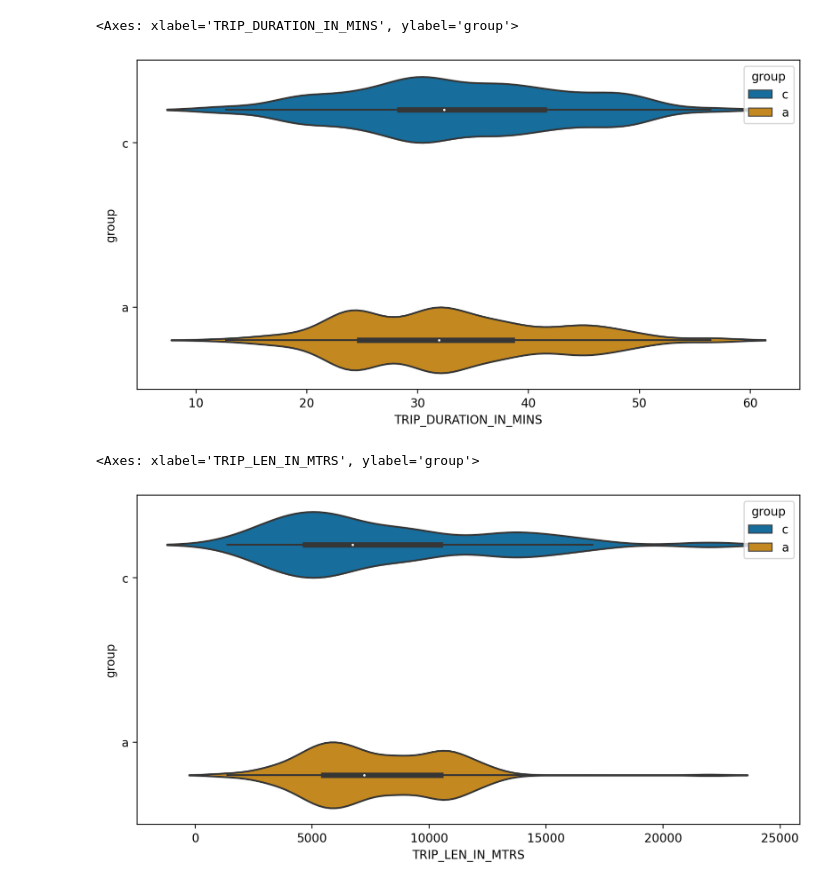
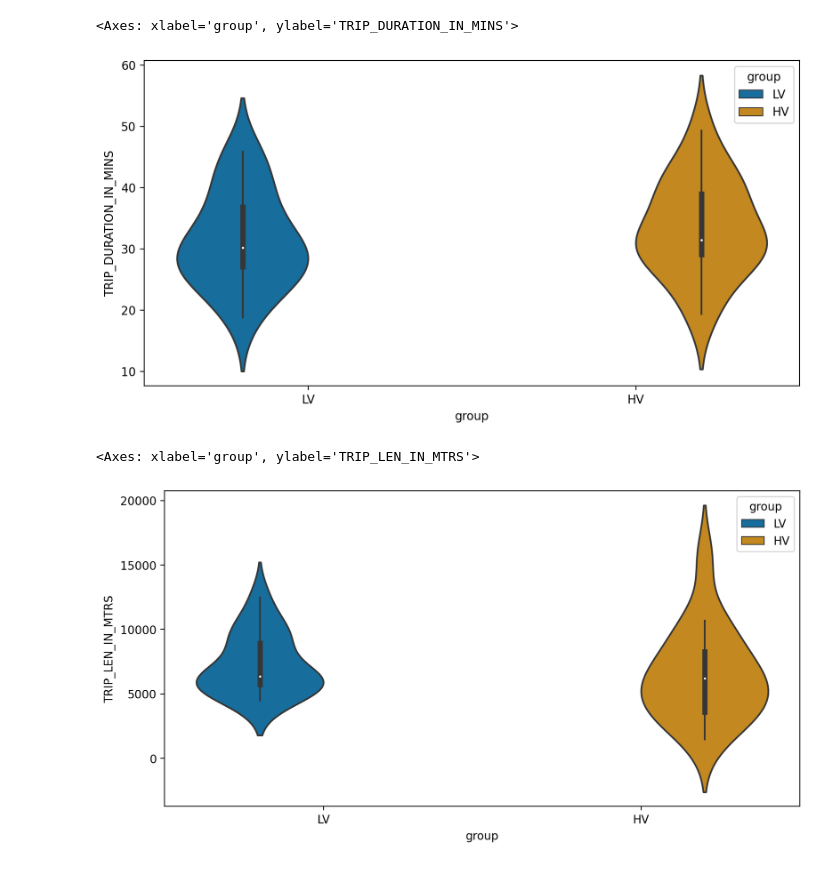
Before and after one commit to benediktstroebl/Master-Thesis, a Jupyter notebook: evaluation_freemove.ipynb, the cells around one changed output. Drawn from its saved outputs; the diff is of its cells as text; code cells hidden in the pictures.

```diff
--- a/evaluation_freemove.ipynb
+++ b/evaluation_freemove.ipynb
@@ -158,36 +216,32 @@ Text(0.5, 0, 'Value')
 # %%
-scores = pd.merge(scores, clustering_result_data.groupby('PERSON_ID').TRIP_ID.nunique().reset_index().query('TRIP_ID > @N_POINTS/2').rename(columns={'TRIP_ID': 'n_trips', 'PERSON_ID': 'user_id'}), how='left')
-
-scores.loc[scores.v_measure > scores.v_measure.quantile(0.5), 'group'] = "HV"
-# scores.loc[(scores.v_measure > scores.v_measure.quantile(0.33)) & (scores.v_measure <= scores.v_measure.quantile(0.66)), 'group'] = "b"
-scores.loc[scores.v_measure <= scores.v_measure.quantile(0.5), 'group'] = "LV"
+data_scatter = pd.merge(data_scatter, clustering_result_data.groupby('PERSON_ID').TRIP_ID.nunique().reset_index().query('TRIP_ID > @N_POINTS/2').rename(columns={'TRIP_ID': 'n_trips', 'PERSON_ID': 'user_id'}), how='left')
 
 f, (ax_1, ax_2, ax_3) = plt.subplots(ncols=3, sharex=True)
 
 ax = sns.violinplot(
             y='n_trips',
             x='group',
-            data=scores,
+            data=data_box,
             ax=ax_1)
-annotator = Annotator(ax_1, pairs, data=scores, x='group', y='n_trips')
+annotator = Annotator(ax_1, pairs, data=data_box, x='group', y='n_trips')
 annotator.configure(test='t-test_welch', text_format='simple', loc='outside')
 annotator.apply_and_annotate()
 
 ax = sns.violinplot(
             y='ale',
             x='group',
-            data=scores,
+            data=data_box,
             ax=ax_2)
-annotator = Annotator(ax_2, pairs, data=scores, x='group', y='ale')
+annotator = Annotator(ax_2, pairs, data=data_box, x='group', y='ale')
 annotator.configure(test='t-test_welch', text_format='simple', loc='outside')
 annotator.apply_and_annotate()
 
 ax = sns.violinplot(
             y='rand_entropy',
             x='group',
-            data=scores,
+            data=data_box,
             ax=ax_3)
-annotator = Annotator(ax_3, pairs, data=scores, x='group', y='rand_entropy')
+annotator = Annotator(ax_3, pairs, data=data_box, x='group', y='rand_entropy')
 annotator.configure(test='t-test_welch', text_format='simple', loc='outside')
 annotator.apply_and_annotate()
 
@@ -227,10 +297,10 @@ rg = radius_of_gyration(tdf_freemove)
 # %%
-scores = pd.merge(scores, rg.rename(columns={'uid': 'user_id'}), how='left')
+data_scatter = pd.merge(data_scatter, rg.rename(columns={'uid': 'user_id'}), how='left')
 
 ax = sns.boxplot(
-            x='radius_of_gyration',
-            y='group',
-            data=scores)
+            y='radius_of_gyration',
+            x='group',
+            data=data_scatter)
 
 
 ax.set_xlabel("User Group")
@@ -308,8 +387,8 @@ g.map_offdiag(sns.scatterplot)
 # %%
 clustering_result_data['hour_of_day'] = pd.to_datetime(clustering_result_data.TRIP_START).dt.hour - 1
 # %%
-scores = pd.merge(scores, clustering_result_data[['PERSON_ID', 'hour_of_day']].groupby('PERSON_ID').mean().reset_index().rename(columns={'PERSON_ID': 'user_id'}), how='left')
+data_scatter = pd.merge(data_scatter, clustering_result_data[['PERSON_ID', 'hour_of_day']].groupby('PERSON_ID').mean().reset_index().rename(columns={'PERSON_ID': 'user_id'}), how='left')
 
-sns.kdeplot(data=scores, x="hour_of_day", hue="group")
+sns.kdeplot(data=data_scatter, x="hour_of_day", hue="group")
 # %% [output]
 <Axes: xlabel='hour_of_day', ylabel='Density'>
@@ -317,14 +396,14 @@ sns.kdeplot(data=scores, x="hour_of_day", hue="group")
 # %%
-scores = pd.merge(scores, clustering_result_data[['PERSON_ID', 'TRIP_DURATION_IN_MINS']].groupby('PERSON_ID').mean().reset_index().rename(columns={'PERSON_ID': 'user_id'}), how='left')
+data_scatter = pd.merge(data_scatter, clustering_result_data[['PERSON_ID', 'TRIP_DURATION_IN_MINS']].groupby('PERSON_ID').mean().reset_index().rename(columns={'PERSON_ID': 'user_id'}), how='left')
 
-sns.violinplot(data=scores, x="TRIP_DURATION_IN_MINS", y='group', hue="group")
+sns.violinplot(data=data_scatter, y="TRIP_DURATION_IN_MINS", x='group', hue="group")
 # %% [output]
-<Axes: xlabel='TRIP_DURATION_IN_MINS', ylabel='group'>
+<Axes: xlabel='group', ylabel='TRIP_DURATION_IN_MINS'>
-[figure, old version]
+[figure, new version]
 # %%
-scores = pd.merge(scores, clustering_result_data[['PERSON_ID', 'TRIP_LEN_IN_MTRS']].groupby('PERSON_ID').mean().reset_index().rename(columns={'PERSON_ID': 'user_id'}), how='left')
+data_scatter = pd.merge(data_scatter, clustering_result_data[['PERSON_ID', 'TRIP_LEN_IN_MTRS']].groupby('PERSON_ID').mean().reset_index().rename(columns={'PERSON_ID': 'user_id'}), how='left')
 
-sns.violinplot(data=scores, x="TRIP_LEN_IN_MTRS", y='group', hue="group")
+sns.violinplot(data=data_scatter, y="TRIP_LEN_IN_MTRS", x='group', hue="group")
 # %% [output]
-<Axes: xlabel='TRIP_LEN_IN_MTRS', ylabel='group'>
+<Axes: xlabel='group', ylabel='TRIP_LEN_IN_MTRS'>
-[figure, old version]
+[figure, new version]
```
Also changed, not shown: parts of 21 cells of this notebook, 6 other files.
